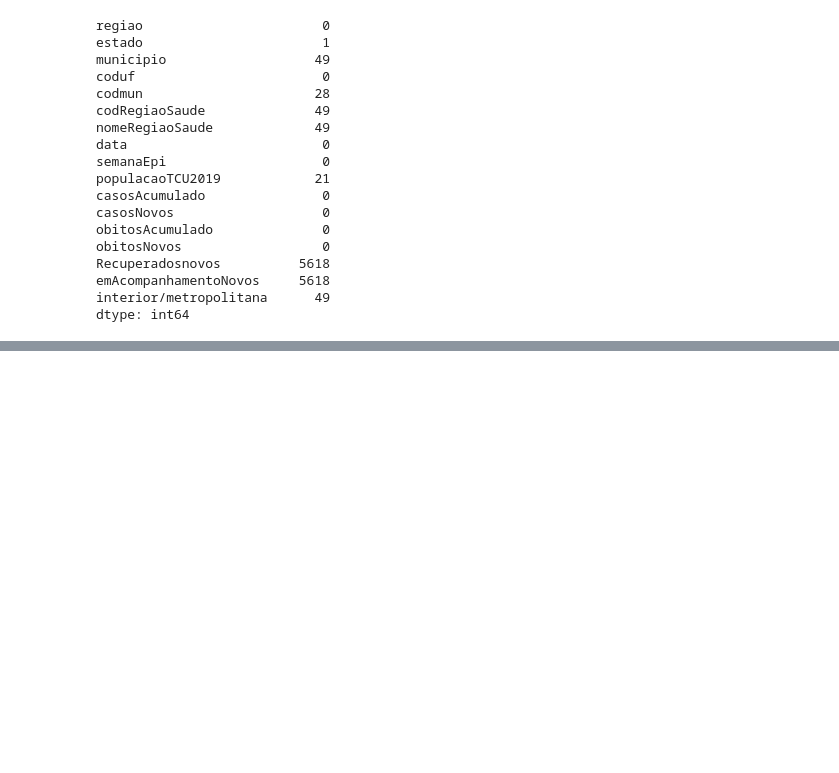
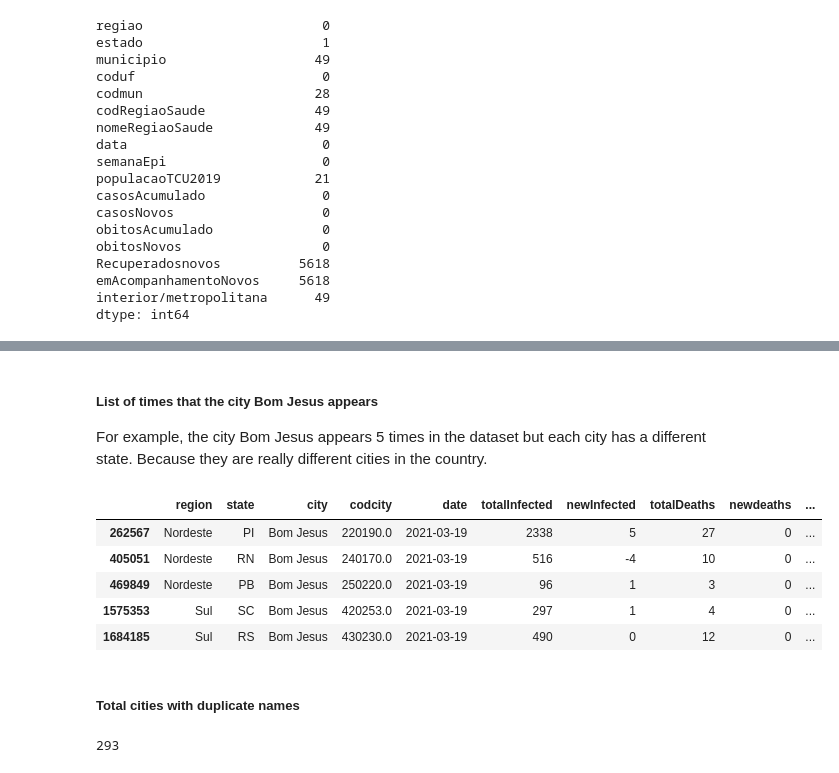
Before and after one commit to romulloferreira/BrazilCovid19_DataAnalysis, a Jupyter notebook: BrazilCovid19_DataAnalysis.ipynb, the cells around one changed output, grey strips where cells are left out. Cells and saved outputs as stored; diff of their text form; code cells hidden in the pictures; blank space fills up the shorter version.

Commit message:
update notebook with the cleaning process

```diff
--- a/BrazilCovid19_DataAnalysis.ipynb
+++ b/BrazilCovid19_DataAnalysis.ipynb
@@ -168,0 +174,2 @@ dtype: int64
+# %%
+df_clean = filtered_df.copy()
@@ -168,0 +186,3 @@ dtype: int64
+# %%
+colunas = ['coduf', 'codRegiaoSaude', 'nomeRegiaoSaude', 'populacaoTCU2019', 'semanaEpi', 'interior/metropolitana']
+df_clean.drop(columns = colunas, inplace = True)
@@ -168,0 +231,3 @@ dtype: int64
+# %%
+renamecolumns = {'regiao':'region', 'estado': 'state', 'municipio' : 'city', 'codmun': 'codcity', 'data': 'date', 'casosAcumulado': 'totalInfected', 'casosNovos': 'newInfected', 'obitosAcumulado': 'totalDeaths', 'obitosNovos': 'newdeaths', 'Recuperadosnovos': 'recovered', 'emAcompanhamentoNovos': 'followUp'}
+df_clean = df_clean.rename(columns = renamecolumns)
@@ -168,0 +255,3 @@ dtype: int64
+# %%
+#Filter only not null lines (NaN)
+df_clean_notnull = df_clean.dropna(subset=['codcity'])
@@ -168,0 +317,19 @@ dtype: int64
+# %% [markdown]
+##### List of times that the city Bom Jesus appears
+
+For example, the city Bom Jesus appears 5 times in the dataset but each city has a different state. Because they are really different cities in the country.
+# %%
+df_clean_notnull[df_clean_notnull['city'] == 'Bom Jesus'].head(5)
+# %% [output]
+|  | region | state | city | codcity | date | totalInfected | newInfected | totalDeaths | newdeaths | ... |
+| 262567 | Nordeste | PI | Bom Jesus | 220190.0 | 2021-03-19 | 2338 | 5 | 27 | 0 | ... |
+| 405051 | Nordeste | RN | Bom Jesus | 240170.0 | 2021-03-19 | 516 | -4 | 10 | 0 | ... |
+| 469849 | Nordeste | PB | Bom Jesus | 250220.0 | 2021-03-19 | 96 | 1 | 3 | 0 | ... |
+| 1575353 | Sul | SC | Bom Jesus | 420253.0 | 2021-03-19 | 297 | 1 | 4 | 0 | ... |
+| 1684185 | Sul | RS | Bom Jesus | 430230.0 | 2021-03-19 | 490 | 0 | 12 | 0 | ... |
+# %% [markdown]
+##### Total cities with duplicate names
+# %%
+sum(df_clean_notnull.duplicated(subset='city', keep='first'))
+# %% [output]
+293
```
Also changed, not shown: parts of 39 cells of this notebook.
